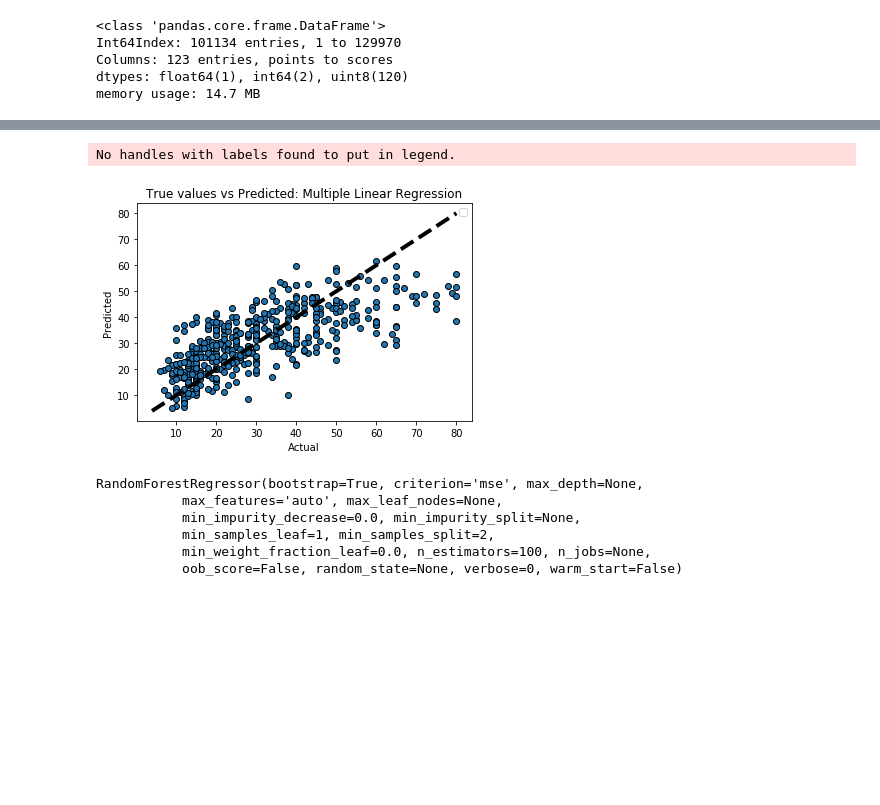
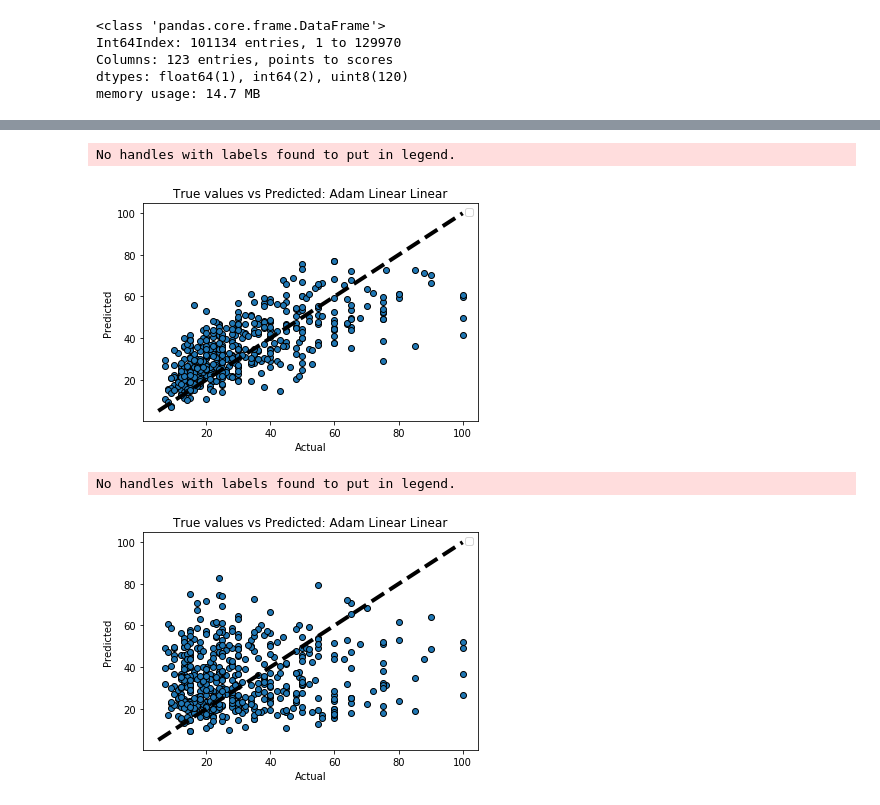
Before and after one commit to FHyder/Module4Project, a Jupyter notebook: Untitled.ipynb, the cells around one changed output, grey strips where cells are left out. Drawn from its saved outputs; the diff is of its cells as text; code cells hidden in the pictures; blank space fills up the shorter version.

Commit message:
all models in place

```diff
--- a/Untitled.ipynb
+++ b/Untitled.ipynb
@@ -569,2 +550,0 @@ wdf.points.hist() #drop some outliers here too
-# %%
-wdf = wdf[wdf.points<= 97.5]
@@ -671,15 +695,0 @@ mean_squared_error(y_train, y_trainpred)
-# %%
-def scatterFirst500(y_pred, y_test, model):
-    y_preds = y_pred.tolist()
-    y_p = []
-    for i in list(range(0,500)):
-        y_p.append(y_preds[i])
-    fig, ax = plt.subplots()
-    ax.scatter(y_test[0:500], y_p, edgecolors=(0, 0, 0))
-    ax.plot([y_test.min(), y_test.max()], [y_test.min(), y_test.max()], 'k--', lw=4)
-    ax.set_xlabel('Actual')
-    ax.set_ylabel('Predicted')
-    ax.set_title("True values vs Predicted: " + model)
-    plt.legend()
-    plt.show()
-    return ax #or fig
@@ -685,0 +718,23 @@ def scatterFirst500(y_pred, y_test, model):
+# %%
+def oneLayerNeuralNet(activation1, activation2, opt, X_train, y_train, X_test, y_test):
+    model = Sequential()
+    model.add(Dense(24, activation = activation1, input_shape = (122,)))
+    model.add(Dense(16, activation= activation2))
+    model.add(Dense(1))
+    model.compile(loss='mse',
+              optimizer= opt,
+              metrics=['mse']) ##MSE
+    callbacks = [EarlyStopping(monitor='val_mean_squared_error', patience=4),
+             ModelCheckpoint(filepath='best_model.h5', monitor='val_mean_squared_error', save_best_only=True)]
+    history = model.fit(X_train,
+              y_train,
+              epochs = 150,
+              batch_size = 5,
+              verbose = 0,
+              validation_data= (X_test, y_test), callbacks = callbacks)
+    history_dict = history.history
+    training_predictions = model.predict(X_train)
+    y_pred = model.predict(X_test)
+    history_dict['y_pred'] = y_pred
+    history_dict['training_prediction'] = training_predictions
+    return history_dict
@@ -686,5 +775,7 @@ def scatterFirst500(y_pred, y_test, model):
+# %%
+a_rel_lin = oneLayerNeuralNet(activation1='relu', activation2='linear', opt=optimizers.Adam(lr=0.0001), X_train=X_train, y_train=y_train, X_test=X_test, y_test=y_test)
 # %%
-mlrPlot = scatterFirst500(y_pred, y_test, 'Multiple Linear Regression')
+aRelLinScatter = scatterFirst500(a_rel_lin['y_pred'], y_test, 'Adam Linear Linear')
 # %% [output]
 No handles with labels found to put in legend.
-[figure, old version]
+[figure, new version]
@@ -695,10 +781,0 @@ from sklearn.preprocessing import MinMaxScaler
-# %%
-rf = RandomForestRegressor(n_estimators = 100)
-rf.fit(X_train, y_train)
-# %% [output]
-RandomForestRegressor(bootstrap=True, criterion='mse', max_depth=None,
-           max_features='auto', max_leaf_nodes=None,
-           min_impurity_decrease=0.0, min_impurity_split=None,
-           min_samples_leaf=1, min_samples_split=2,
-           min_weight_fraction_leaf=0.0, n_estimators=100, n_jobs=None,
-           oob_score=False, random_state=None, verbose=0, warm_start=False)
@@ -709,0 +782,5 @@ mse['RandomForest'] = (mean_squared_error(y_test, y_pred))
+# %%
+aRelLinScatter = scatterFirst500(a_rel_lin['training_prediction'], y_test, 'Adam Linear Linear')
+# %% [output]
+No handles with labels found to put in legend.
+[figure, added]
```
Also changed, not shown: parts of 139 cells of this notebook, 5 other files.
